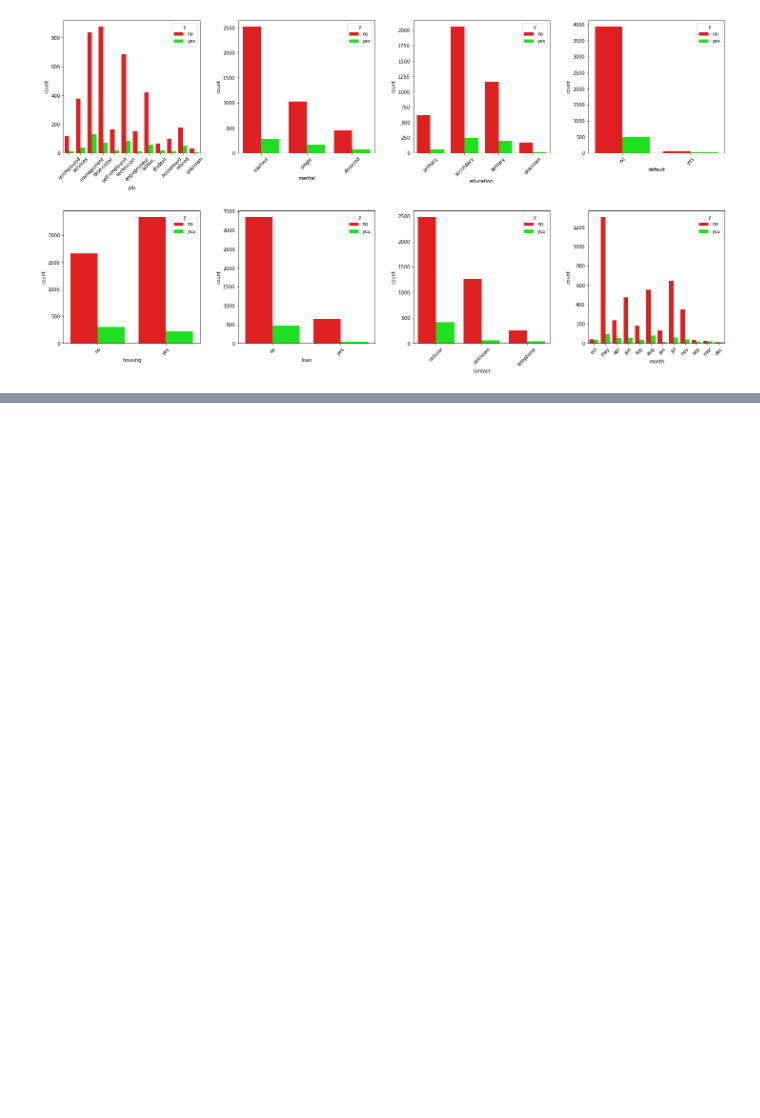
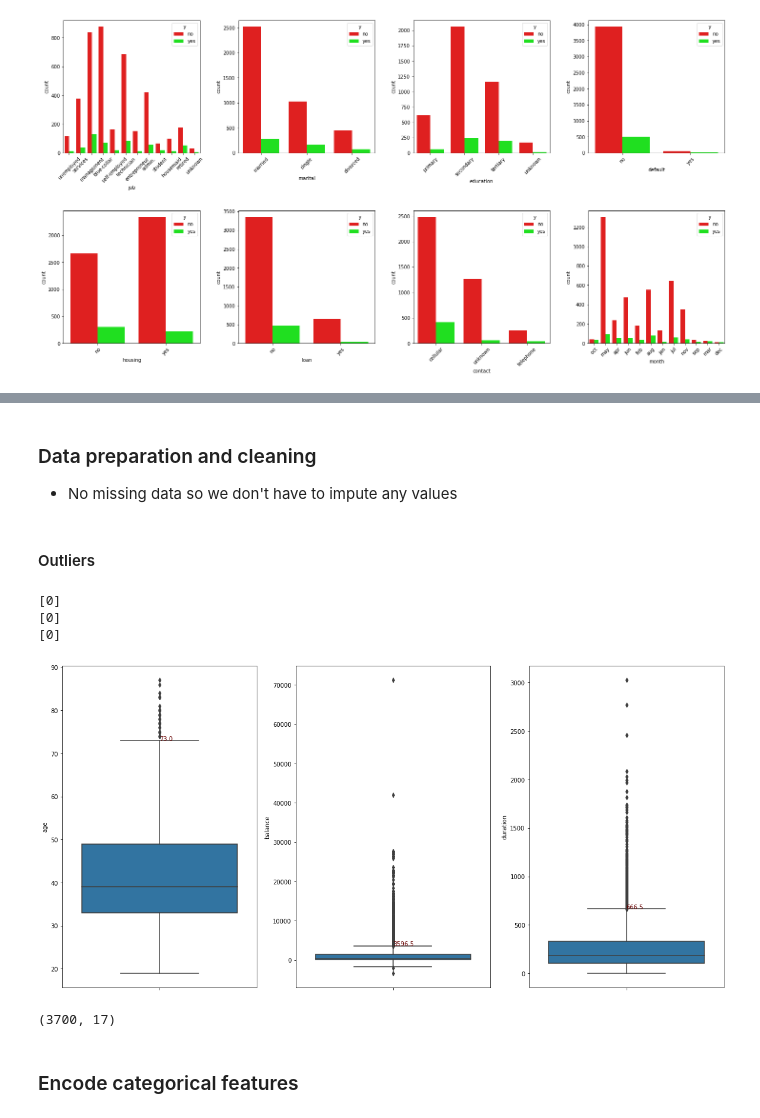
Before and after one commit to laaksonel/machine-learning, a Jupyter notebook: bank_marketing_decision_trees.ipynb, the cells around one changed output, grey strips where cells are left out. Drawn from its saved outputs; the diff is of its cells as text; code cells hidden in the pictures; blank space fills up the shorter version.

Commit message:
Remove outlier rows

```diff
--- a/bank_marketing_decision_trees.ipynb
+++ b/bank_marketing_decision_trees.ipynb
@@ -175,0 +209,6 @@ for ax, c in zip(axes.ravel(), categoricals):
+# %%
+# Convert label to numerical form
+numlabel = df.copy()
+
+numlabel['y'] = np.where(df['y'] == 'yes', 1, 0)
+numlabel.head()
@@ -175,0 +235,26 @@ for ax, c in zip(axes.ravel(), categoricals):
+# %% [markdown]
+### Data preparation and cleaning
+
+- No missing data so we don't have to impute any values
+# %% [markdown]
+#### Outliers
+# %%
+
+def calculate_outlier_bound(data):
+  q1, q3 = np.percentile(data,[25,75])
+  iqr = q3 - q1
+  upper_bound = q3 +(1.5 * iqr)
+  return upper_bound
+
+fig, axes = plt.subplots(1,3, figsize=(20,10))
+features = ['age', 'balance', 'duration']
+for ax, f in zip(axes, features):
+  boxplot = sns.boxplot(y=f, data=numlabel, ax=ax)
+  print(boxplot.get_xticks())
+  upper_bound = calculate_outlier_bound(df[f])
+  boxplot.text(x=0, y=upper_bound, s=str(upper_bound), color='#660000')
+# %% [output]
+[0]
+[0]
+[0]
+[figure, added]
@@ -175,0 +271,6 @@ for ax, c in zip(axes.ravel(), categoricals):
+# %%
+clean.shape
+# %% [output]
+(3700, 17)
+# %% [markdown]
+### Encode categorical features
```
Also changed, not shown: parts of 7 cells of this notebook.
